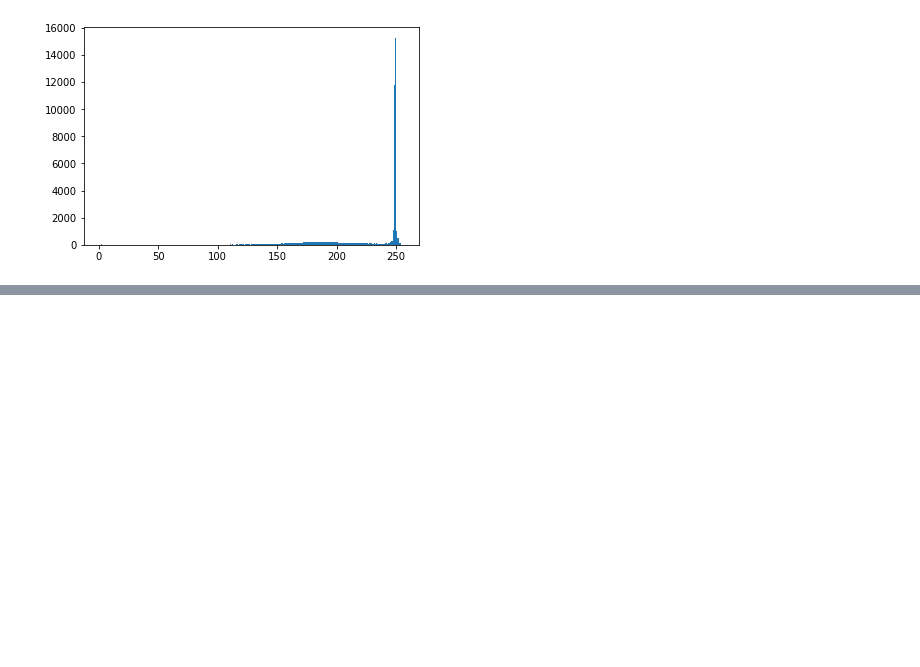
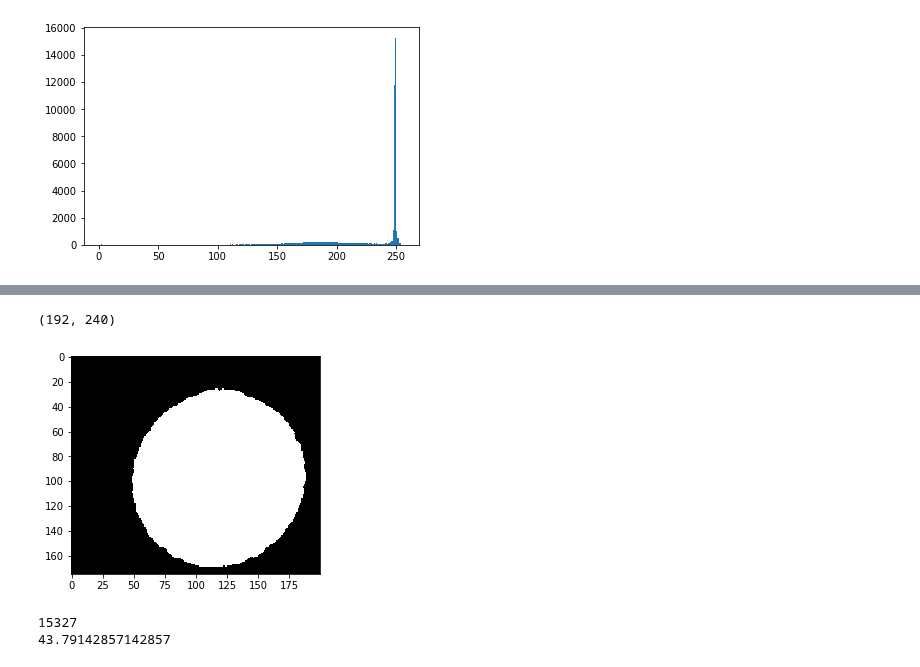
Before and after one commit to Snodgras/ABE690_project, a Jupyter notebook: Snodgrass_Pollen_Identifier.ipynb, the cells around one changed output, grey strips where cells are left out. Cells and saved outputs as stored; diff of their text form; code cells hidden in the pictures; blank space fills up the shorter version.

```diff
--- a/Snodgrass_Pollen_Identifier.ipynb
+++ b/Snodgrass_Pollen_Identifier.ipynb
@@ -375,0 +196,17 @@ ModuleNotFoundError: No module named 'plantcv'
+# %%
+#Need to remove the error bar while pixel area is being calculated
+print(trial.shape)
+crop_trial = trial[0:175,0:200]
+plt.imshow(crop_trial, 'gray'); plt.show()
+# %% [output]
+(192, 240)
+[figure, added]
+# %%
+pixels = cv.countNonZero(crop_trial)
+print(pixels)
+image_area = crop_trial.shape[0] * crop_trial.shape[1]
+area_ratio = (pixels /image_area) * 100
+print(area_ratio)
+# %% [output]
+15327
+43.79142857142857
```
Also changed, not shown: parts of 40 cells of this notebook.
